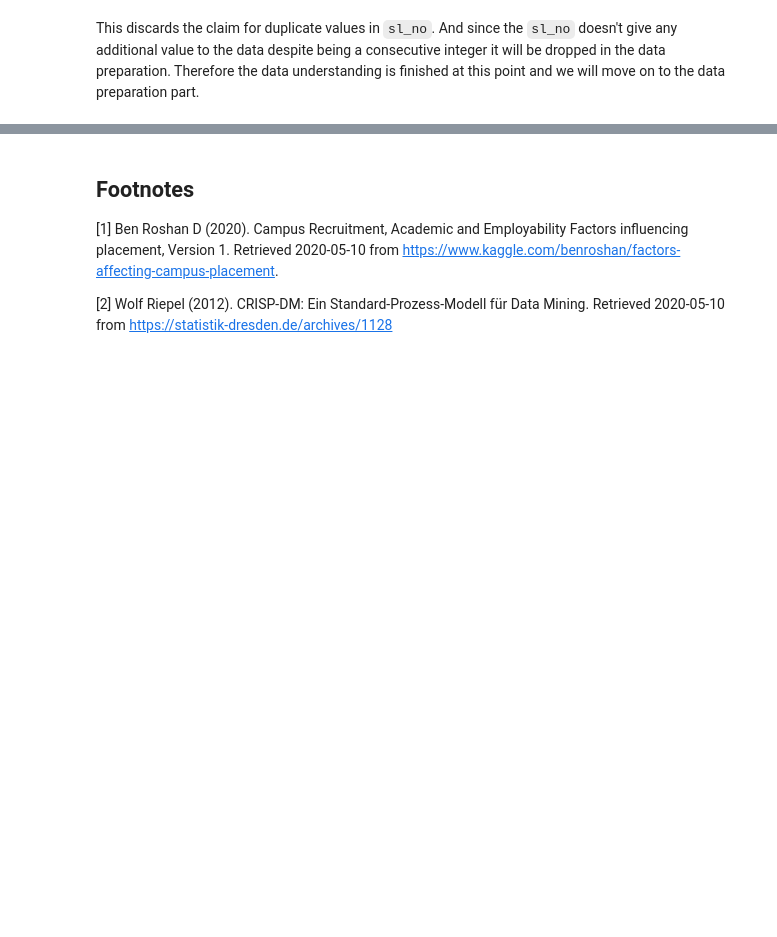
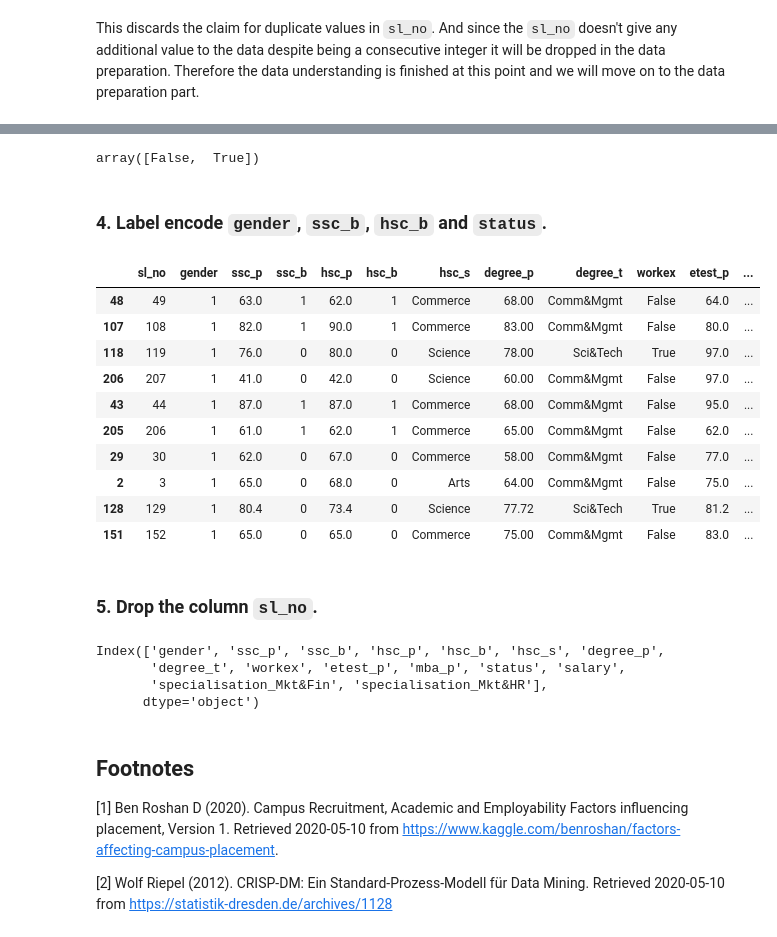
Before and after one commit to tinomerl/campus-recruitment-svm, a Jupyter notebook: campus-recruitment-svm.ipynb, the cells around one changed output, grey strips where cells are left out. Cells and saved outputs as stored; diff of their text form; code cells hidden in the pictures; blank space fills up the shorter version.

```diff
--- a/campus-recruitment-svm.ipynb
+++ b/campus-recruitment-svm.ipynb
@@ -257,0 +313,5 @@ __Needed Steps:__
+# %%
+df.loc[df["workex"] == "Yes", "workex"] = 1
+df.loc[df["workex"] == "No", "workex"] = 0
+df["workex"] = df["workex"].astype("bool")
+df.head()
@@ -258,3 +325,37 @@ __Needed Steps:__
+# %%
+df["workex"].unique()
+# %% [output]
+array([False,  True])
+# %% [markdown]
+### 4. Label encode `gender`, `ssc_b`, `hsc_b` and `status`.
+# %%
+for col in ["gender", "ssc_b", "hsc_b", "status"]:
+    label = LabelEncoder()
+    df[col] = label.fit_transform(df[col])
+
+df.sample(10)
+# %% [output]
+|  | sl_no | gender | ssc_p | ssc_b | hsc_p | hsc_b | hsc_s | degree_p | degree_t | workex | etest_p | ... |
+| 48 | 49 | 1 | 63.0 | 1 | 62.0 | 1 | Commerce | 68.00 | Comm&Mgmt | False | 64.0 | ... |
+| 107 | 108 | 1 | 82.0 | 1 | 90.0 | 1 | Commerce | 83.00 | Comm&Mgmt | False | 80.0 | ... |
+| 118 | 119 | 1 | 76.0 | 0 | 80.0 | 0 | Science | 78.00 | Sci&Tech | True | 97.0 | ... |
+| 206 | 207 | 1 | 41.0 | 0 | 42.0 | 0 | Science | 60.00 | Comm&Mgmt | False | 97.0 | ... |
+| 43 | 44 | 1 | 87.0 | 1 | 87.0 | 1 | Commerce | 68.00 | Comm&Mgmt | False | 95.0 | ... |
+| 205 | 206 | 1 | 61.0 | 1 | 62.0 | 1 | Commerce | 65.00 | Comm&Mgmt | False | 62.0 | ... |
+| 29 | 30 | 1 | 62.0 | 0 | 67.0 | 0 | Commerce | 58.00 | Comm&Mgmt | False | 77.0 | ... |
+| 2 | 3 | 1 | 65.0 | 0 | 68.0 | 0 | Arts | 64.00 | Comm&Mgmt | False | 75.0 | ... |
+| 128 | 129 | 1 | 80.4 | 0 | 73.4 | 0 | Science | 77.72 | Sci&Tech | True | 81.2 | ... |
+| 151 | 152 | 1 | 65.0 | 0 | 65.0 | 0 | Commerce | 75.00 | Comm&Mgmt | False | 83.0 | ... |
+# %% [markdown]
+### 5. Drop the column `sl_no`.
+# %%
+df = df.drop(columns=["sl_no"])
+df.columns
+# %% [output]
+Index(['gender', 'ssc_p', 'ssc_b', 'hsc_p', 'hsc_b', 'hsc_s', 'degree_p',
+       'degree_t', 'workex', 'etest_p', 'mba_p', 'status', 'salary',
+       'specialisation_Mkt&Fin', 'specialisation_Mkt&HR'],
+      dtype='object')
 # %% [markdown]
 ## Footnotes
 [1]<a class="anchor" id="kaggle_dataset"></a> Ben Roshan D (2020). Campus Recruitment, Academic and Employability Factors influencing placement, Version 1. Retrieved 2020-05-10 from https://www.kaggle.com/benroshan/factors-affecting-campus-placement.
```
Also changed, not shown: parts of 16 cells of this notebook.
